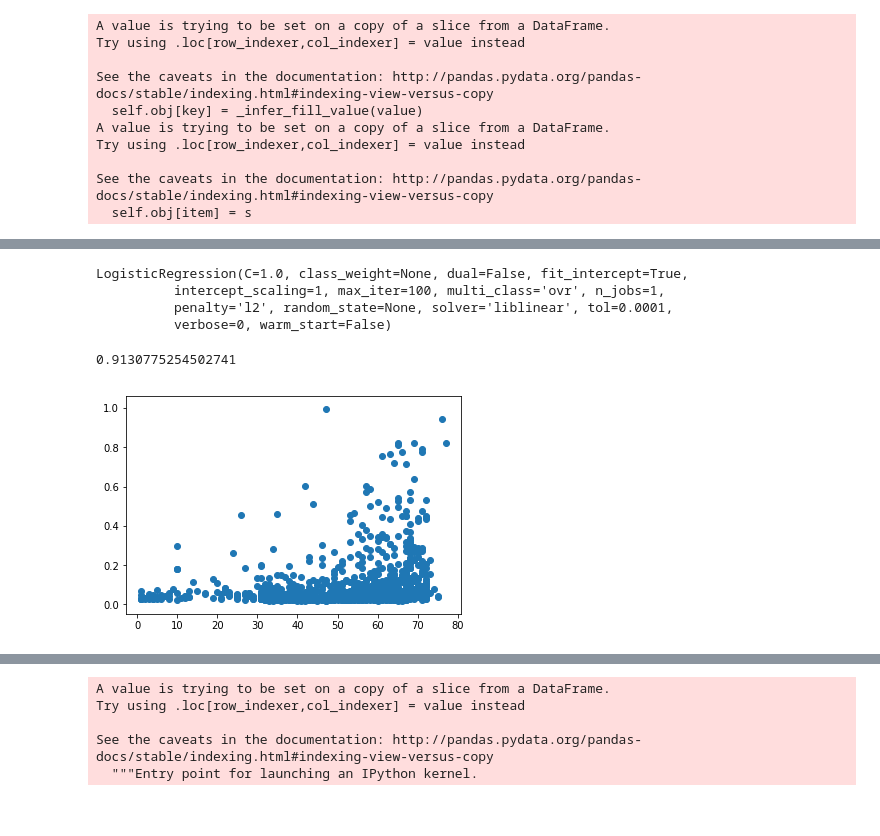
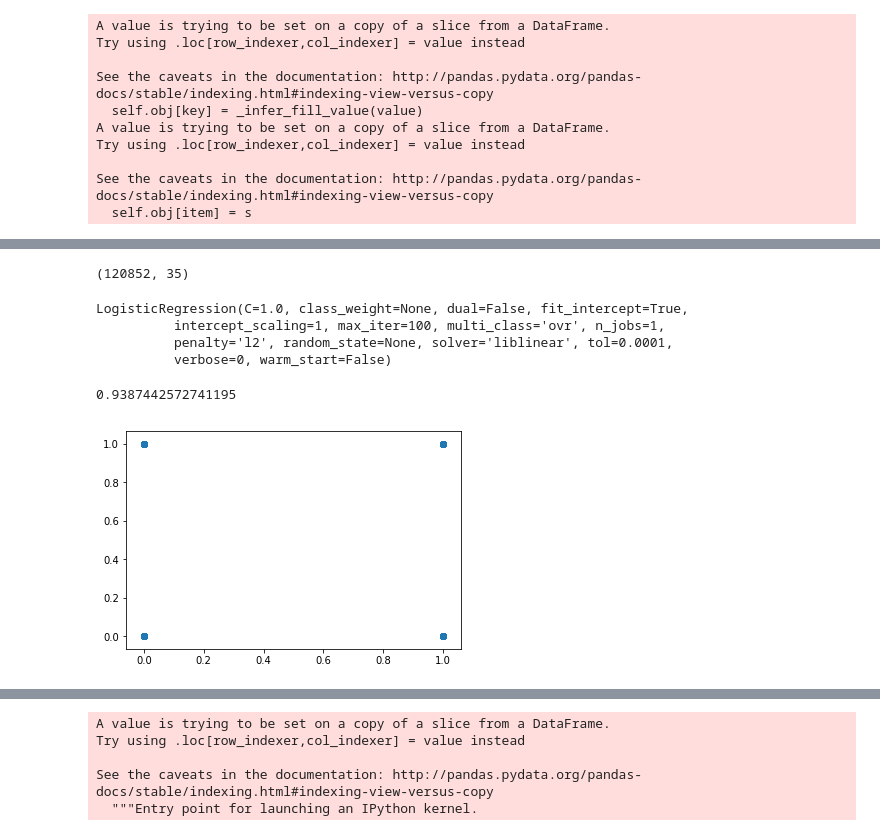
Before and after one commit to Schmoegurt/prospectmodel, a Jupyter notebook: Prospect Model.ipynb, the cells around one changed output, grey strips where cells are left out. Drawn from its saved outputs; the diff is of its cells as text; code cells hidden in the pictures.

Commit message:
Fixed draft year 0 prob joins now have more observations since done properly

```diff
--- a/Prospect Model.ipynb
+++ b/Prospect Model.ipynb
@@ -190,14 +151,17 @@ fwd_adj_model.fit(age_adj_fwd_df[['Age']].values, age_adj_fwd_df['pts_per_gp'].v
 fwd_model_coef = round(fwd_adj_model.coef_[0], 3)
 fwd_model_yint = round(fwd_adj_model.intercept_, 3)
 # %%
-# subset main dataframe for only those players in their first draft year
+#subset main dataframe for only those players in their first draft year and split into forwards and
+#and defnse to calculate age adjusted points per game
 draft_year_df = roster[roster['draft_year'] == 0]
+draft_year_df_def = draft_year_df[draft_year_df.Position == 'D']
+draft_year_df_fwd = draft_year_df[draft_year_df.Position != 'D']
 # %%
 #creating adjusted pts per game for forwards and defense
-age_adj_def_df.loc[:,('age_adj_pts_g')] = (1- ((age_adj_def_df.loc[:,('Age')]-17) * def_model_coef)) \
-                                        * age_adj_def_df.loc[:,('pts_per_gp')]
-age_adj_fwd_df.loc[:,('age_adj_pts_g')] = (1- ((age_adj_fwd_df.loc[:,('Age')]-17) * def_model_coef)) \
-                                        * age_adj_fwd_df.loc[:,('pts_per_gp')]
+draft_year_df_def.loc[:,('age_adj_pts_g')] = (1- ((draft_year_df_def.loc[:,('Age')]-17) * def_model_coef)) \
+                                        * draft_year_df_def.loc[:,('pts_per_gp')]
+draft_year_df_fwd.loc[:,('age_adj_pts_g')] = (1- ((draft_year_df_fwd.loc[:,('Age')]-17) * fwd_model_coef)) \
+                                        * draft_year_df_fwd.loc[:,('pts_per_gp')]
 
 #(1 - ([Age as of September of draft year - 17] * 0.1672)) * Pts/GP as from Rhys Jessop formula
 # %% [output]
@@ -212,9 +176,7 @@ Try using .loc[row_indexer,col_indexer] = value instead
 See the caveats in the documentation: http://pandas.pydata.org/pandas-docs/stable/indexing.html#indexing-view-versus-copy
   self.obj[item] = s
 # %%
-#concatting the fwds and def dataframes to join to the draft_year_df
-frames = [age_adj_fwd_df, age_adj_def_df]
-age_adj_total = pd.concat(frames)
+#concatting the fwds and def dataframes back together to form the old draft_year_df dataframe
+frames = [draft_year_df_def, draft_year_df_fwd]
+draft_year_df = pd.concat(frames)
+draft_year_df = draft_year_df.fillna(value=0)
-# %%
-draft_year_df = draft_year_df.merge(age_adj_total[['player_id', 'age_adj_pts_g', 'season']],
-                                    on=['player_id', 'season'])
@@ -245 +206,6 @@ print(X_test.shape, y_test.shape)
+# %%
+draft_year_df.shape
+roster.shape
+# %% [output]
+(120852, 35)
 # %%
@@ -256,11 +224,12 @@ predictions = logisticRegr.predict_proba(X_test)[:,1]
 # %%
 predict = logisticRegr.predict(X_test)
 # %%
-plt.scatter(X_test['GP'], predictions)
+import matplotlib.pyplot as plt
+plt.scatter(y_test, predict)
 logisticRegr.score(X_test, y_test)
 # %% [output]
-0.9130775254502741
+0.9387442572741195
-[figure, old version]
+[figure, new version]
 # %%
 draft_2018_df = draft_year_df[draft_year_df['season']==2018]
 # %%
```
Also changed, not shown: parts of 23 cells of this notebook, 2 other files.
